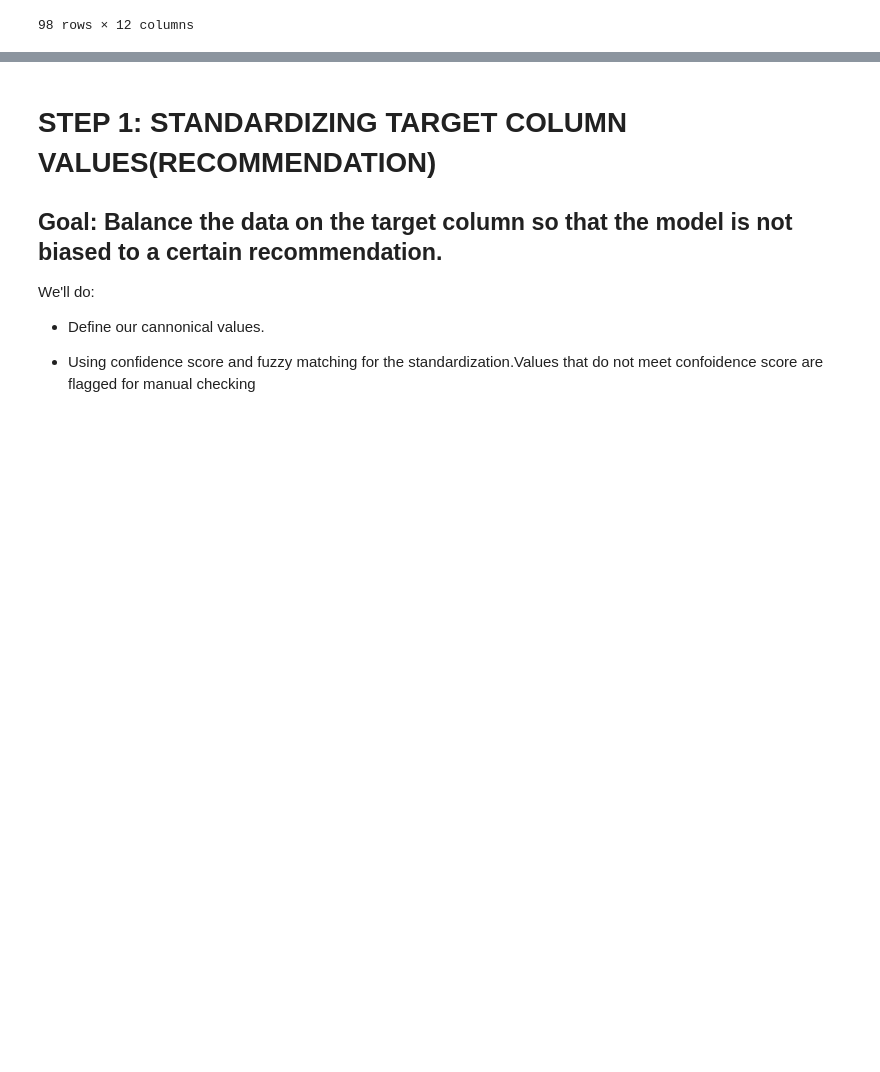
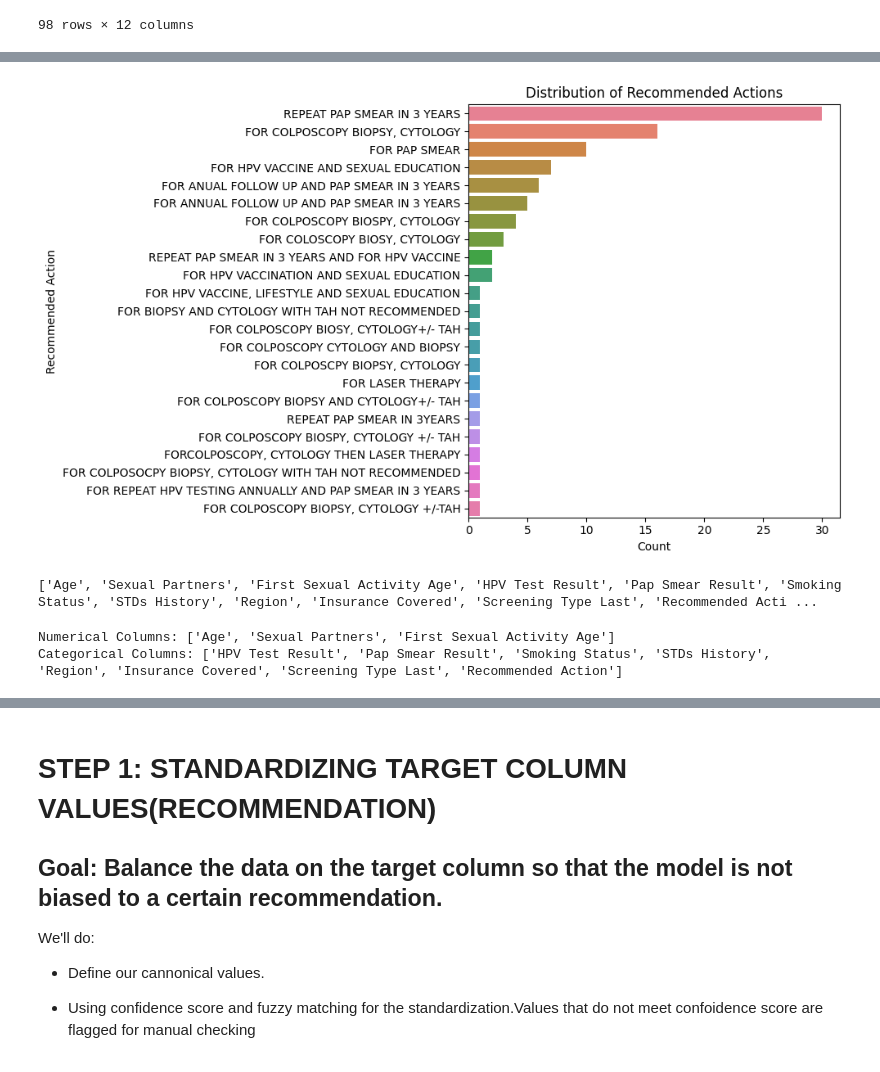
Before and after one commit to Anne-Okingo/Code_Ssipers_Afya_Kuu, a Jupyter notebook: Predicting_cervical_cancer_with_decision_trees (2).ipynb, the cells around one changed output, grey strips where cells are left out. Drawn from its saved outputs; the diff is of its cells as text; code cells hidden in the pictures; blank space fills up the shorter version.

Commit message:
added grapg visualizations

```diff
--- a/Predicting_cervical_cancer_with_decision_trees (2).ipynb
+++ b/Predicting_cervical_cancer_with_decision_trees (2).ipynb
@@ -550,0 +567,9 @@ Region unique values: ['Pumwani ' 'Kakamega ' 'Machakos' 'Embu ' 'Mombasa' 'NAKU
+# %%
+import pandas as pd
+
+# Load cleaned Excel file
+final_df = pd.read_excel("cleaned_data.xlsx")
+
+# Optional: Preview the data
+print("=== Data Preview ===")
+print(final_df.head())
@@ -550,0 +594,35 @@ Region unique values: ['Pumwani ' 'Kakamega ' 'Machakos' 'Embu ' 'Mombasa' 'NAKU
+# %%
+import seaborn as sns
+import matplotlib.pyplot as plt
+
+# 1. Distribution of Recommended Actions (from original column name)
+plt.figure(figsize=(10, 6))
+sns.countplot(
+    data=final_df,
+    y='Recommended Action',
+    order=final_df['Recommended Action'].value_counts().index,
+    palette='husl'
+)
+plt.title("Distribution of Recommended Actions")
+plt.xlabel("Count")
+plt.ylabel("Recommended Action")
+plt.tight_layout()
+plt.show()
+# %% [output]
+[figure, added]
+# %%
+print(final_df.columns.tolist())
+# %% [output]
+['Age', 'Sexual Partners', 'First Sexual Activity Age', 'HPV Test Result', 'Pap Smear Result', 'Smoking Status', 'STDs History', 'Region', 'Insurance Covered', 'Screening Type Last', 'Recommended Acti ...
+# %%
+# Get numerical columns (int or float)
+numerical_cols = final_df.select_dtypes(include=['int64', 'float64']).columns.tolist()
+
+# Get categorical columns (object/string or boolean)
+categorical_cols = final_df.select_dtypes(include=['object', 'bool']).columns.tolist()
+
+print("Numerical Columns:", numerical_cols)
+print("Categorical Columns:", categorical_cols)
+# %% [output]
+Numerical Columns: ['Age', 'Sexual Partners', 'First Sexual Activity Age']
+Categorical Columns: ['HPV Test Result', 'Pap Smear Result', 'Smoking Status', 'STDs History', 'Region', 'Insurance Covered', 'Screening Type Last', 'Recommended Action']
```
Also changed, not shown: parts of 8 cells of this notebook.
